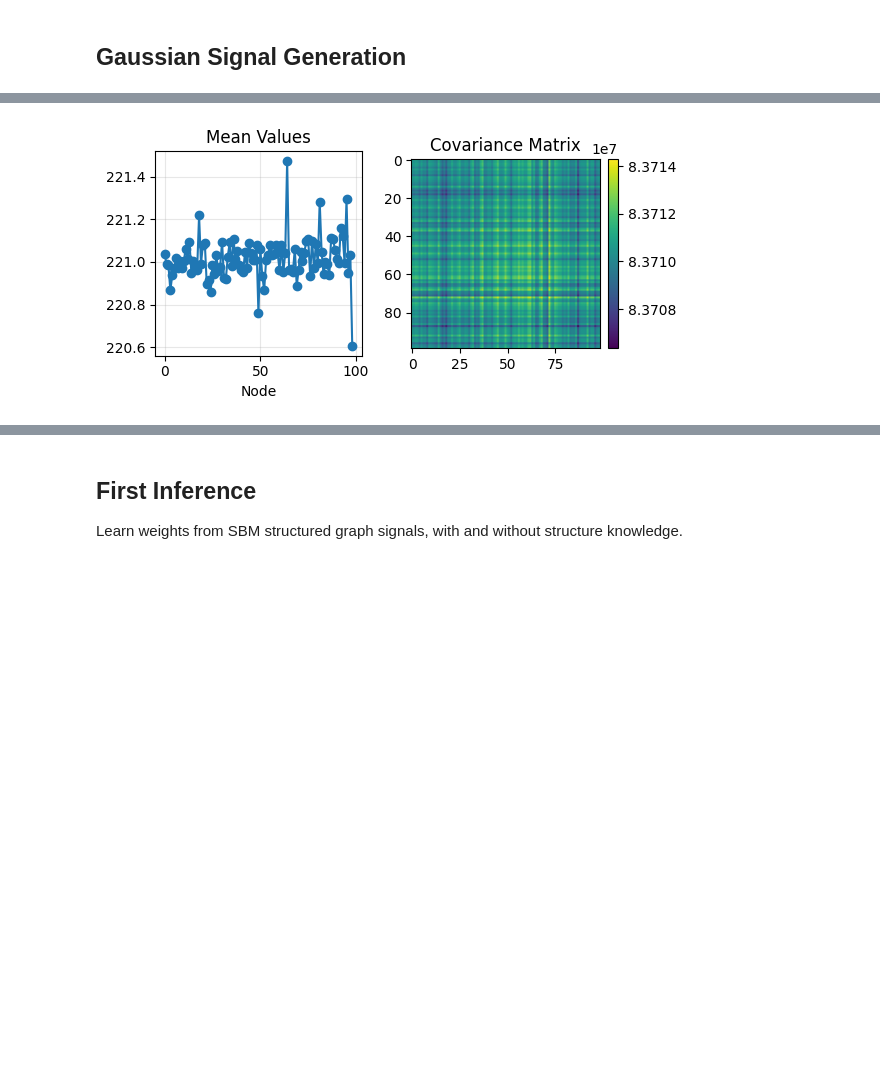
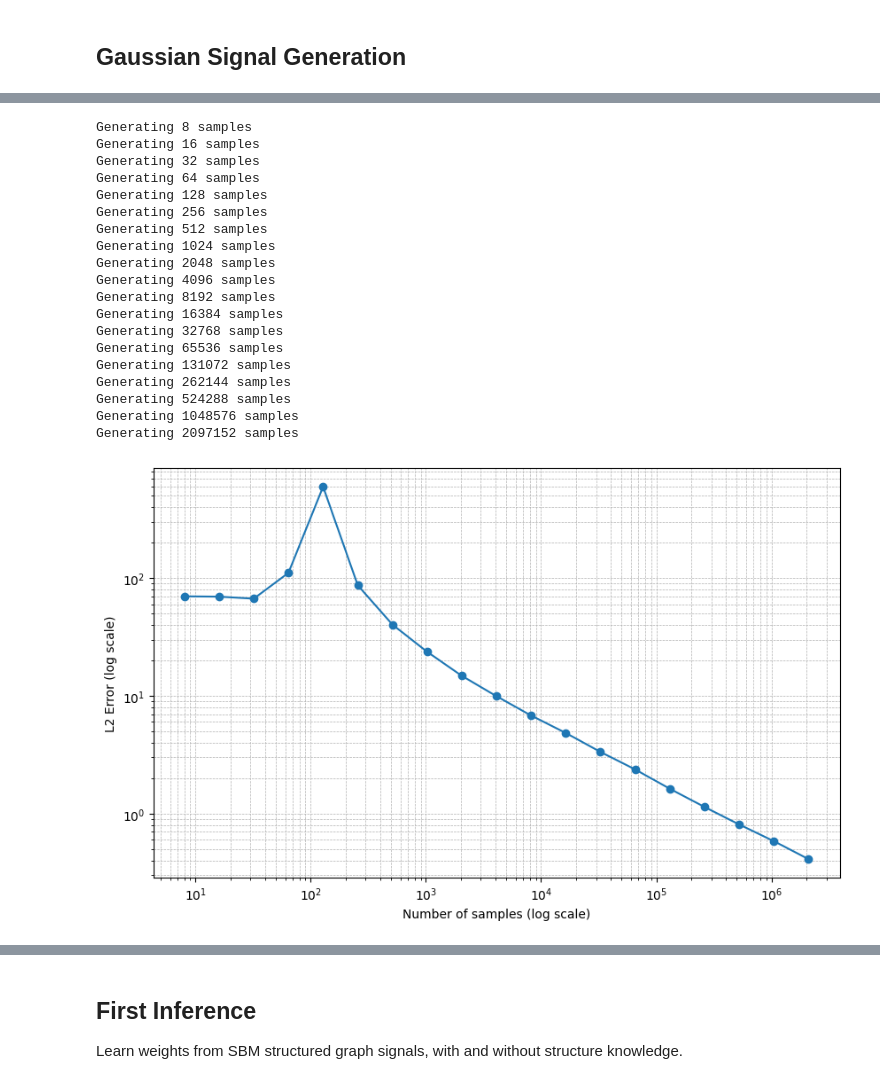
Before and after one commit to graphdatahub/NetworkInference, a Jupyter notebook: notebooks/demo.ipynb, the cells around one changed output, grey strips where cells are left out. Saved outputs shown, nothing was run; the diff lists cells and outputs as text; code cells hidden in the pictures; blank space fills up the shorter version.

```diff
--- a/notebooks/demo.ipynb
+++ b/notebooks/demo.ipynb
@@ -253,4 +247,43 @@ plot_trajectories(S, 1)
-# %%
-plot_mean_and_covariance(S)
-# %% [output]
-[figure, removed]
+# %%
+errors = []
+x = []
+L_dense = L.toarray()
+for i in range(3, 22):
+    n_samples = 2**i
+    x.append(n_samples)
+    print("Generating", n_samples, "samples")
+    S = SignalGenerator(28).generate_gaussian_signal(L, n_samples, method="SG")
+    cov = np.cov(S, rowvar=False)
+    inv_cov = pinvh(cov)
+    error = np.linalg.norm(L_dense - inv_cov, ord='fro')
+    errors.append(error)
+
+plt.figure(figsize=(10, 6))
+plt.plot(x, errors, marker='o', linestyle='-')
+plt.xscale('log')
+plt.yscale('log')
+plt.xlabel('Number of samples (log scale)')
+plt.ylabel('L2 Error (log scale)')
+plt.grid(True, which='both', linestyle='--', linewidth=0.5)
+plt.show()
+# %% [output]
+Generating 8 samples
+Generating 16 samples
+Generating 32 samples
+Generating 64 samples
+Generating 128 samples
+Generating 256 samples
+Generating 512 samples
+Generating 1024 samples
+Generating 2048 samples
+Generating 4096 samples
+Generating 8192 samples
+Generating 16384 samples
+Generating 32768 samples
+Generating 65536 samples
+Generating 131072 samples
+Generating 262144 samples
+Generating 524288 samples
+Generating 1048576 samples
+Generating 2097152 samples
+[figure, added]
```
Also changed, not shown: parts of 13 cells of this notebook, 17 other files.
